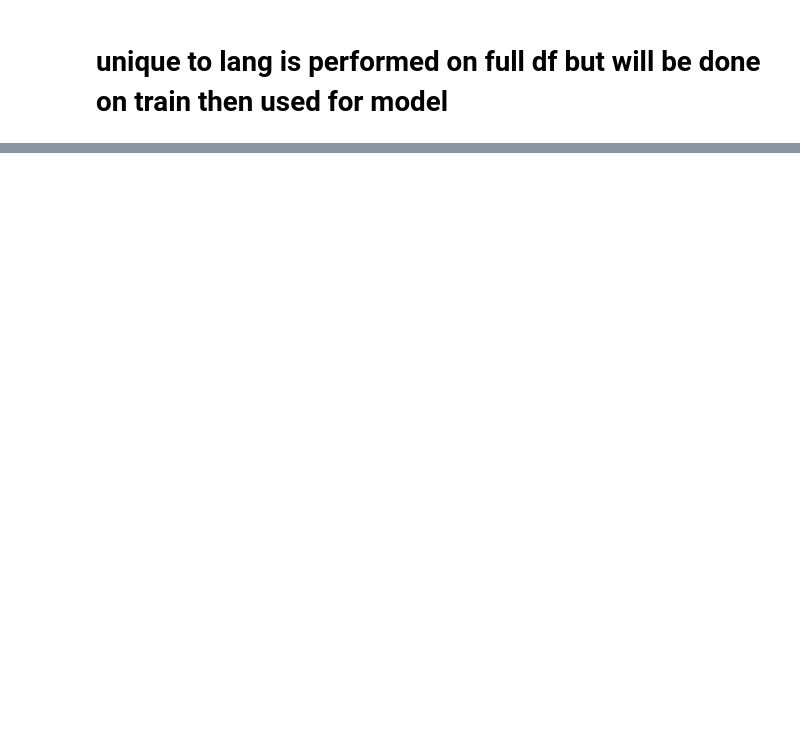
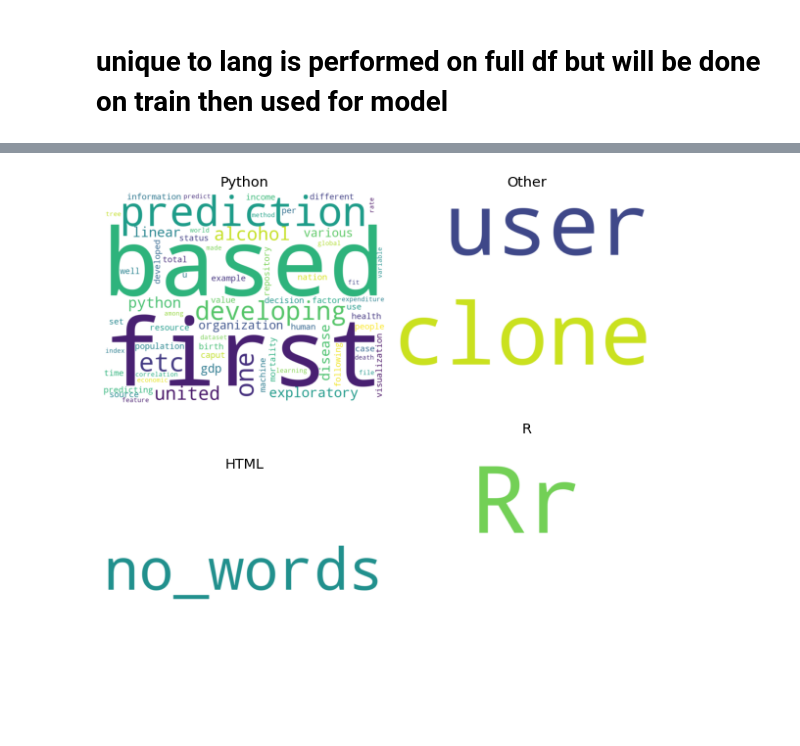
Before and after one commit to Two-Guys-and-a-Gal/NLP-Project, a Jupyter notebook: chris_work.ipynb, the cells around one changed output, grey strips where cells are left out. Saved outputs shown, nothing was run; the diff lists cells and outputs as text; code cells hidden in the pictures; blank space fills up the shorter version.

```diff
--- a/chris_work.ipynb
+++ b/chris_work.ipynb
@@ -705,0 +773,22 @@ languages.head()
+# %%
+r_cloud = WordCloud(background_color='white', height=1000, width=400).generate("Rr  ")
+html_cloud = WordCloud(background_color='white', height=600, width=800).generate("no_words")
+python_cloud = WordCloud(background_color='white', height=600, width=800).generate(languages[languages.language == 'Python']['unique_to_language'].values[0])
+other_cloud = WordCloud(background_color='white', height=600, width=800).generate(languages[languages.language == 'Other']['unique_to_language'].values[0])
+
+plt.figure(figsize=(8, 8))
+axs = [plt.axes([0, .5, .5, .5]), plt.axes([0, 0, .5, .5]), plt.axes([.5, 0, .5, .5]), plt.axes([.5, .5, .5, .5])]
+
+axs[0].imshow(python_cloud)
+axs[1].imshow(html_cloud)
+axs[2].imshow(r_cloud)
+axs[3].imshow(other_cloud)
+
+axs[0].set_title('Python')
+axs[1].set_title('HTML')
+axs[2].set_title('R')
+axs[3].set_title('Other')
+
+for ax in axs: ax.axis('off')
+# %% [output]
+[figure, added]
```
Also changed, not shown: parts of 47 cells of this notebook.
